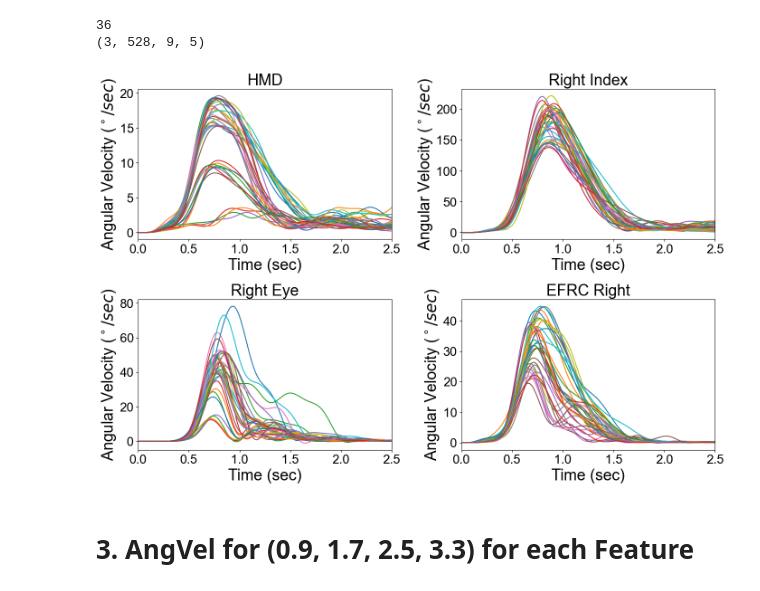
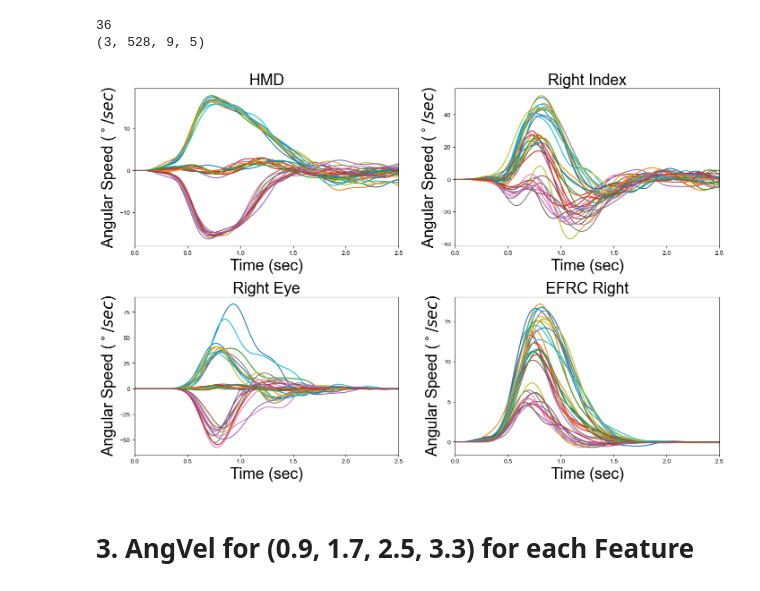
Before and after one commit to gitscade/stats, a Jupyter notebook: 04_profile.ipynb, the cells around one changed output. Drawn from its saved outputs; the diff is of its cells as text; code cells hidden in the pictures.

```diff
--- a/04_profile.ipynb
+++ b/04_profile.ipynb
@@ -436,7 +438,7 @@ def butter_lowpass_filter2(data, cutoff, fs, order=5, axis=-1):
     y = lfilter(b, a, data, axis)
     return y
 # %%
-#X for subject= [144, 18, 16]. For the latter half velocity section
+#X for subject= [144, 18, 1~15]. For the latter half velocity section
 #===========================================
 #(HMD, lhand, rhand, index)
 #(e1, e2) **e0 was combined eye and not included
@@ -461,17 +463,14 @@ def calc_velocity_per_target(ffile, sfile, dffile, PARAMS):
     >9 Velocity features,
     >16 representation
     """
-    for fidx in range(144):
-        for sidx in rangd(16):
-
-
-
+    # for fidx in range(144):
+    #     for sidx in rangd(16):
 
     vel_transform_list = [] #[36][64,F,9,16)
     for cIdx in range(36):
 
         vel_sub_list = []#64 = 16*4 files
-        for sIdx in range(16):
+        for sIdx in range(1,16):
             # Input for subject & pointer file index
             X_sub = ffile[sIdx][0] #[144][F,J,16]
             arr_pIdx0 = int(sfile[sIdx][cIdx])
@@ -486,10 +485,10 @@ def calc_velocity_per_target(ffile, sfile, dffile, PARAMS):
             vel_sub_list.append( X_sub[arr_pIdx3][:, 9:] )
 
         # nest & pad list[tensors]
-        vel_sub_list = torch.nested.nested_tensor(vel_sub_list) # [64, var(F), 9, 16]
-        vel_sub_list = torch.nested.to_padded_tensor(vel_sub_list, 0) # [64, max(F), 9, 16]
+        vel_sub_list = torch.nested.nested_tensor(vel_sub_list) # [64, var(F), 9, 15]
+        vel_sub_list = torch.nested.to_padded_tensor(vel_sub_list, 0) # [64, max(F), 9, 15]
         vel_sub_list = vel_sub_list.numpy()
-        vel_transform_list.append(vel_sub_list) #[36][64, longest F, 9, 16]
+        vel_transform_list.append(vel_sub_list) #[36][64, longest F, 9, 15]
 
 
 
@@ -511,7 +510,7 @@ def calc_velocity_per_target(ffile, sfile, dffile, PARAMS):
 
 
     for cidx in range(36):
-        vel_transform_tensor = vel_transform_list[cidx] #[64, F, 9, 16]
+        vel_transform_tensor = vel_transform_list[cidx] #[15*4, F, 9, 16]
         FRAMES = vel_transform_tensor.shape[1] #FRAMES are diff for all 36 targets
         out = np.empty((3,FRAMES,9,5))
 
@@ -519,15 +518,15 @@ def calc_velocity_per_target(ffile, sfile, dffile, PARAMS):
         cutoff = 3 #Hz
         fs = 120 #Hz sampling
         order = 6
-        for repetition_idx in range(64):
-            for idx in range(16):
+        for repetition_idx in range(60):
+            for idx in range(16): #transform element
                 vel_transform_tensor[repetition_idx, :, 3, idx] = butter_lowpass_filter2(vel_transform_tensor[repetition_idx, :, 3, idx], cutoff, fs, order, axis=-1)  # axis=1 is for frames
                 vel_transform_tensor[repetition_idx, :, 4, idx] = butter_lowpass_filter2(vel_transform_tensor[repetition_idx, :, 4, idx], cutoff, fs, order, axis=-1)
 
         # 2. mean, percentile(5), percentile(95)
-        vel_transform_mean = np.mean(vel_transform_tensor, axis=0) #[64,F,9,16]->[F,9,16]
-        vel_transform_p5 = np.percentile(vel_transform_tensor, 5, axis=0) #[64,F,9,16]->[F,9,16]
-        vel_transform_p95 = np.percentile(vel_transform_tensor, 95, axis=0) #[64,F,9,16]->[F,9,16]
+        vel_transform_mean = np.mean(vel_transform_tensor, axis=0) #[60,F,9,16]->[F,9,16]
+        vel_transform_p5 = np.percentile(vel_transform_tensor, 5, axis=0) #[60,F,9,16]->[F,9,16]
+        vel_transform_p95 = np.percentile(vel_transform_tensor, 95, axis=0) #[60,F,9,16]->[F,9,16]
 
 
         # 3. calc velocities
@@ -535,7 +534,7 @@ def calc_velocity_per_target(ffile, sfile, dffile, PARAMS):
 
         for vidx, vel_transform_array in enumerate(vel_transform_arrays):
             for feature_idx in range(9):
-                X_plot = vel_transform_array[:, feature_idx] #[F, 16]
+                X_plot = vel_transform_array[:, feature_idx] #[F, 15]
 
                 if feature_idx in transform_feature_indices:
                     positions = X_plot[:,(3,7,11)]
@@ -554,14 +553,14 @@ def calc_velocity_per_target(ffile, sfile, dffile, PARAMS):
                     rot_omega_list = calc_rot_omega_list(rot_matrix_list)
 
                 r_vec = torch.tensor(R.as_rotvec(r,  degrees=True)) #[N, 3]
-                r_delta_angle = torch.linalg.vector_norm(r_vec, dim=1) #[N] #LOSS of DIRECTIONAL INFORMATION
+                r_delta_angle = torch.linalg.vector_norm(r_vec, dim=1) #[N] #LOSS of DIRECTIONAL INFORMATION For Linear Velocity
                 rot_omega_list = torch.tensor(rot_omega_list)
                 r_delta_angle_yaw = rot_omega_list[:,0,2] #omega_y * dt
                 r_delta_angle_pitch = rot_omega_list[:,2,1] #omega_x * dt
                 r_delta_angle_roll = rot_omega_list[:,1,0] #omega_Z * dt
 
                 frametime = 1/120
-                y_linvel = np.linalg.norm(positions, axis=1) / frametime
+                y_linvel = np.linalg.norm(positions, axis=1) / frametime #normed for linear velocity
                 y_rotvel = (r_delta_angle)/ frametime
                 y_rotvel_yaw = r_delta_angle_yaw / frametime
                 y_rotvel_pitch = r_delta_angle_pitch / frametime
@@ -590,7 +589,7 @@ def calc_velocity_per_target(ffile, sfile, dffile, PARAMS):
 
 
 
-
+#==================================================================
 plot_data = calc_velocity_per_target(ffile, sfile, dffile, PARAMS)
 # %% [output]
 36
@@ -614,7 +613,8 @@ def draw_profile_plot(plot_data):
     data= plot_data.copy()
 
     features_to_plot = [0,2,4,7]
-    velocities_to_plot = [1] #only angular velocities
+    velocities_to_plot = [2] #only angular velocities
+    # 0 linspeed, 1 angvel, 2 yawvel, 3 pitchvel, 4 rollvel
     titles = np.array(["HMD", "Right Hand", "Right Index", "Left Eye", "Right Eye", "HFRC", "EFRC Left", "EFRC Right", "Vector Products"])
     title_list = titles[features_to_plot]
 
@@ -622,6 +622,7 @@ def draw_profile_plot(plot_data):
         data[tidx] = data[tidx][:,:,:,velocities_to_plot] #[64,Frames,(features)]
         # print(data[tidx].shape)
     #data = now [36][64,Frames,Features]
+
     #=================SET PLOT================================
     fig, axes = plt.subplots(nrows=2, ncols=2, figsize=(15, 10))
     plt.setp(axes.flat, xlabel='X-label', ylabel='Y-label')
@@ -635,37 +636,35 @@ def draw_profile_plot(plot_data):
     for idx, ax in enumerate(axes.flat):
         title = title_list[idx]
         ax.set_title(title, fontsize=25)
         ax.set_xlabel('Time (sec)', fontsize=25)
-        ax.set_ylabel('Angular Velocity ($^\circ / sec $)', fontsize=25)
+        ax.set_ylabel('Angular Speed ($^\circ / sec $)', fontsize=25)
         ax.set_xlim(0,2.5)
         # ax.set_ylim(-0.1,0.35)
         ax.locator_params(nbins=7, axis='x') #xtick density
         # ax.locator_params(nbins=6, axis='y') #ytick density
         # ax.set_xticks(major_ticks)
         # ax.set_xticks(minor_ticks, minor=True)
         # ax.set_yticks(major_ticks)
         # ax.set_yticks(minor_ticks, minor=True)
         # ax.grid(which='both')
 
     #====================PLOT DATA==================================
 
     # each selected feature for one ax
     for cidx in range(36):
         for idx, ax in enumerate(axes.flat):
-            # print(data[cidx].shape)
-            # print(idx)
             fidx = features_to_plot[int(idx)]
 
             mean = data[cidx][0,:,fidx]  #[64,Frames]
             p5 = data[cidx][1,:,fidx]  #[64,Frames]
             p95 = data[cidx][2,:,fidx]  #[64,Frames]
             x = np.arange(len(mean))/120
             ax.plot(x, mean, label='Mean')
             # ax.fill_between(x, p5[:,0], p95[:,0], alpha=0.05, label='5% and 95% confidence i?nterval') #completely useless
 
 draw_profile_plot(plot_data)
 # %% [output]
-[figure, old version]
+[figure, new version]
 # %% [markdown]
 # 3. AngVel for (0.9, 1.7, 2.5, 3.3) for each Feature
 # %%
```
Also changed, not shown: parts of 2 cells of this notebook, 6 other files.
